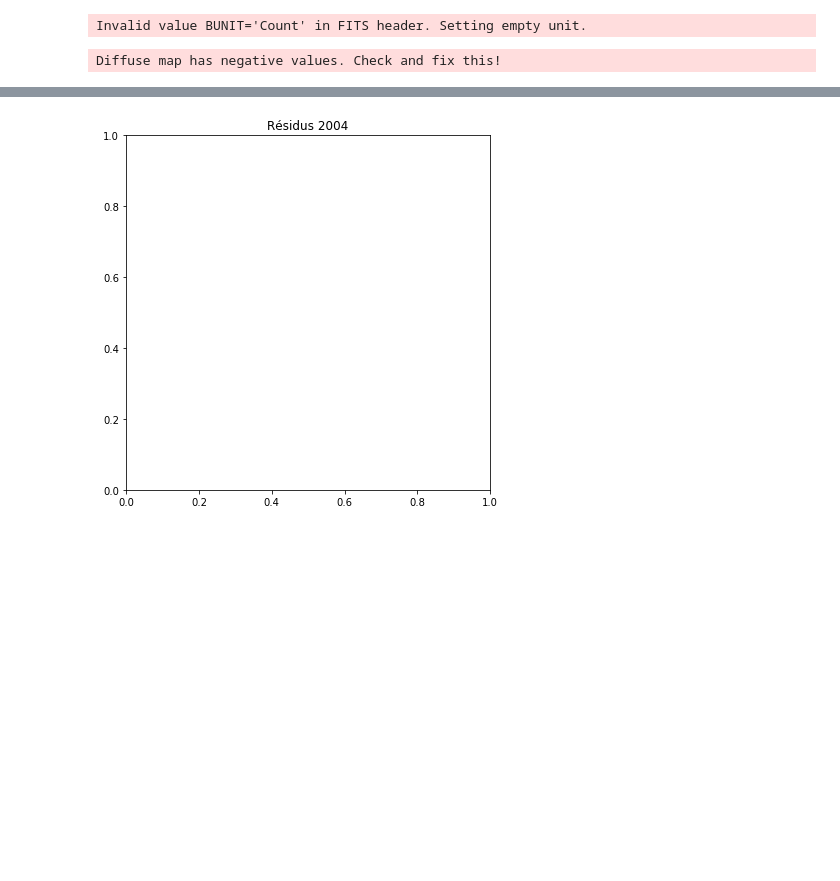
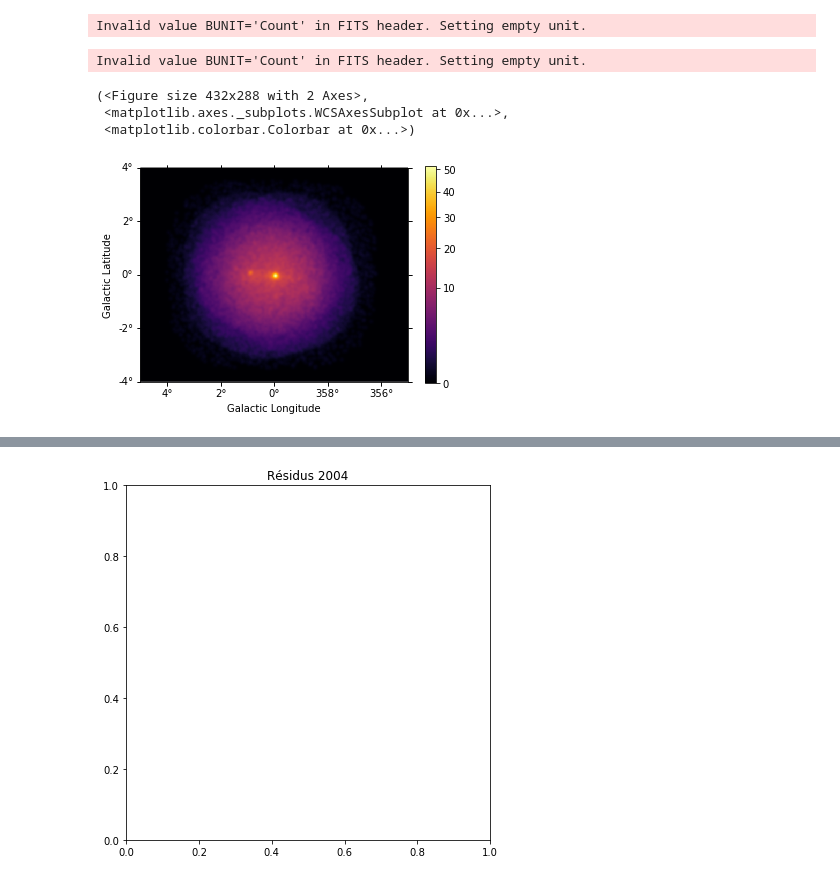
Before and after one commit to SamZouari/hess, a Jupyter notebook: notebooks0.15/evolutionGC_withDE.ipynb, the cells around one changed output, grey strips where cells are left out. Drawn from its saved outputs; the diff is of its cells as text; code cells hidden in the pictures; blank space fills up the shorter version.

```diff
--- a/notebooks0.15/evolutionGC_withDE.ipynb
+++ b/notebooks0.15/evolutionGC_withDE.ipynb
@@ -51,7 +64,7 @@ from astropy.coordinates import Angle
 selection = dict(type='sky_circle', frame='galactic',
                  lon=Angle(0, 'deg'),
                  lat=Angle(0, 'deg'),
-                 radius=Angle(2, 'deg'),
+                 radius=Angle(1.5, 'deg'),
                  border=Angle(0, 'deg'))
 
 obs_table = data_store.obs_table.select_observations(selection)
@@ -100,3 +123,15 @@ for year in range(2004,2020) :
+# %%
+# Sauvegarde
+
+from pathlib import Path
+
+#path = Path("$GAMMAPY_DATA/mapdataset_hess/fifth_try")
+#path.mkdir(exist_ok=True)
+
+for year in range(2004,2020):
+
+    filename = "$GAMMAPY_DATA/mapdataset_hess/fifth_try/mapdataset" +str(year)+".fits.gz"
+    mapdataset_dict[year].write(filename, overwrite=True)
 # %%
 emin, emax = [0.5, 100] * u.TeV
 
@@ -161,23 +196,42 @@ CSmap = Map.read("$GAMMAPY_DATA/CS_reproj.fits") # à moduler par une gaussienne
 # %% [output]
 Invalid value BUNIT='Count' in FITS header. Setting empty unit.
 # %%
+# Modèle de l'émission diffuse
+
+CSmap = Map.read("$GAMMAPY_DATA/CS_reproj.fits") # à moduler par une gaussienne en longitude
+
 coords = CSmap.geom.get_coord()
-factor = np.exp(-0.5*(coords['lon']/u.deg)**2/0.8**2)
+lon = coords.skycoord.l.wrap_at(180*u.deg).to_value('deg')
+factor = np.exp(-0.5*(lon)**2/1.0**2)
 
 # seuiller les valeurs pour enlever les valeurs négatives liées au bruit
 
-CSmap.data = CSmap.data*factor.value
+CSmap.data*=factor
+
+CSmap.data = CSmap.data.clip(10.0)
+# %% [output]
+Invalid value BUNIT='Count' in FITS header. Setting empty unit.
+# %%
+mapdataset_dict[2004].counts.sum_over_axes().smooth("0.05 deg").plot(cmap="inferno", add_cbar=True, stretch="sqrt")
+# %% [output]
+(<Figure size 432x288 with 2 Axes>,
+ <matplotlib.axes._subplots.WCSAxesSubplot at 0x...>,
+ <matplotlib.colorbar.Colorbar at 0x...>)
+[figure, added]
 # %%
+total_CS = CSmap.quantity*CSmap.geom.solid_angle()
+
+CSmap.data /= total_CS.sum().value
 diffuse_gal = TemplateSpatialModel(CSmap)
 
 diffuse_gal.parameters["norm"].value = 1.0
-
+diffuse_gal = TemplateSpatialModel(CSmap)
 powerlaw2 =  PowerLawSpectralModel(
             #emin =0.5* u.TeV,
             #emax = 100* u.TeV,
             reference = 1.0 * u.TeV,
             index = 2.3,
-            amplitude = "4e-12 cm-2 s-1 TeV-1")
+            amplitude = "1e-10 cm-2 s-1 TeV-1")
 
 
 model_diff = SkyModel(
@@ -187,5 +241,3 @@ model_diff = SkyModel(
 
 model_diff.parameters["index"].frozen = True
 model_diff.parameters["norm"].frozen = True
-# %% [output]
-Diffuse map has negative values. Check and fix this!
```
Also changed, not shown: parts of 22 cells of this notebook, 1 other file.
